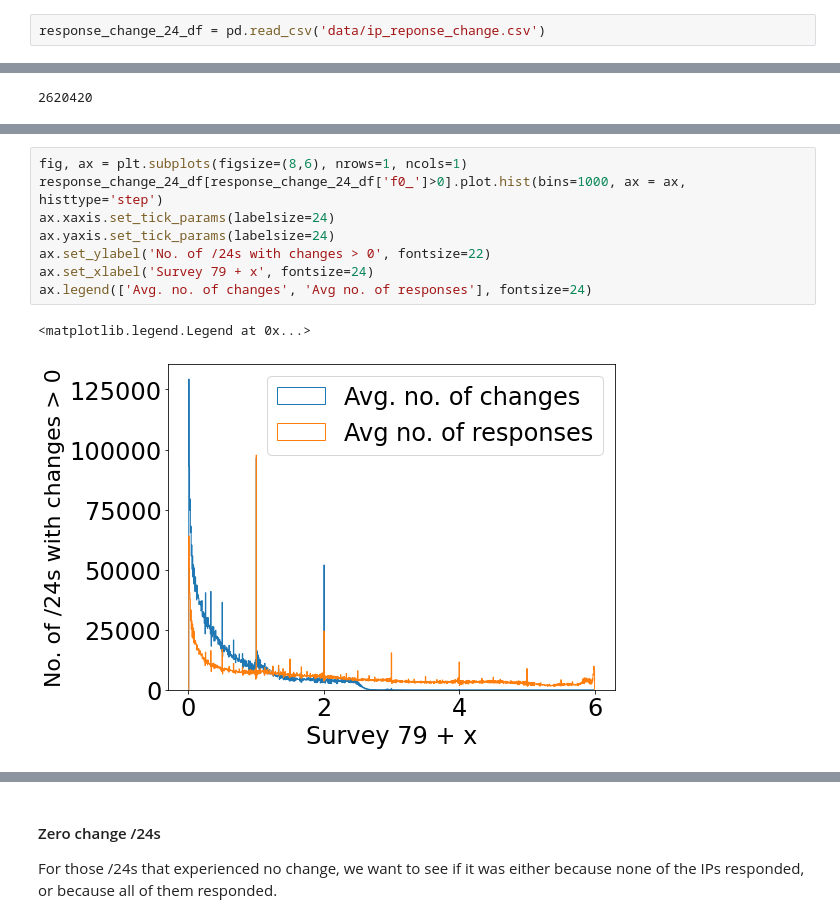
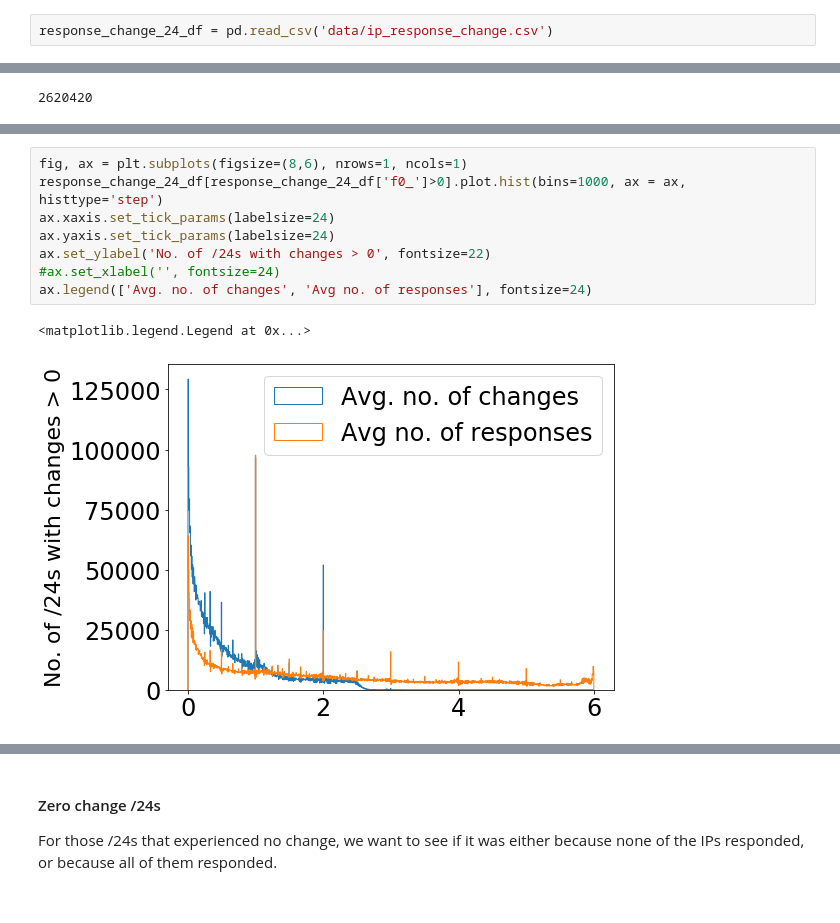
Before and after one commit to Manasvini/ids-project, a Jupyter notebook: Final Project.ipynb, the cells around one changed output, grey strips where cells are left out. Cells and saved outputs as stored; diff of their text form.

```diff
--- a/Final Project.ipynb
+++ b/Final Project.ipynb
@@ -284,7 +287,7 @@ changeScore(ip, n\_surveys) =  abs(survey\_n - survey_(n-1)) + abs(survey_(n-1)
 - At a high level, 35% of /24s don't see any change to the responses from the IPs contained in them.
 - Of those 35% of /24s, >99% of them don't have any IPs that respond to any of the 6 surveys.
 # %%
-response_change_24_df = pd.read_csv('data/ip_reponse_change.csv')
+response_change_24_df = pd.read_csv('data/ip_response_change.csv')
 # %%
 print('Fraction of /24s with no change', len(response_change_24_df[response_change_24_df['f0_']==0])/ len(response_change_24_df))
 # %% [output]
@@ -298,12 +306,12 @@ len(response_change_24_df[(response_change_24_df['f0_']==0)&(response_change_24_
 # %%
 fig, ax = plt.subplots(figsize=(8,6), nrows=1, ncols=1)
 response_change_24_df[response_change_24_df['f0_']>0].plot.hist(bins=1000, ax = ax, histtype='step')
 ax.xaxis.set_tick_params(labelsize=24)
 ax.yaxis.set_tick_params(labelsize=24)
 ax.set_ylabel('No. of /24s with changes > 0', fontsize=22)
-ax.set_xlabel('Survey 79 + x', fontsize=24)
+#ax.set_xlabel('', fontsize=24)
 ax.legend(['Avg. no. of changes', 'Avg no. of responses'], fontsize=24)
 # %% [output]
 <matplotlib.legend.Legend at 0x...>
-[figure, old version]
+[figure, new version]
 # %% [markdown]
```
Also changed, not shown: parts of 18 cells of this notebook, 2 other files.
